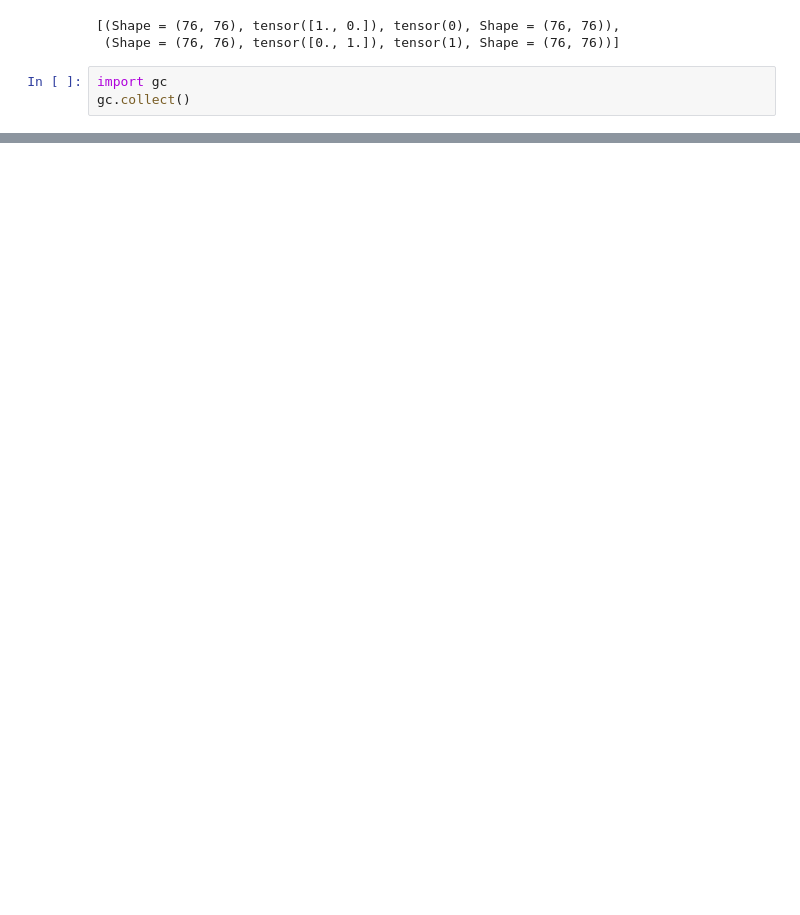
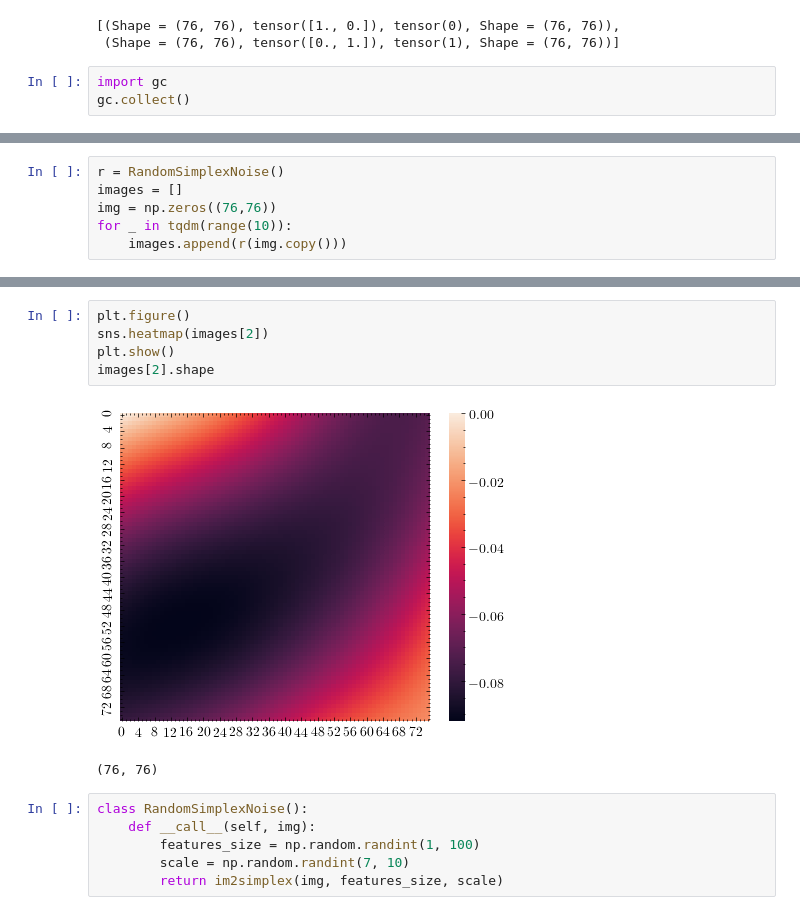
Before and after one commit to FrancescoSaverioZuppichini/Master-Thesis, a Jupyter notebook: core/Interpretability.ipynb, the cells around one changed output, grey strips where cells are left out. Cells and saved outputs as stored; diff of their text form; blank space fills up the shorter version.

```diff
--- a/core/Interpretability.ipynb
+++ b/core/Interpretability.ipynb
@@ -354,0 +368,6 @@ gc.collect()
+# %%
+r = RandomSimplexNoise()
+images = []
+img = np.zeros((76,76))
+for _ in tqdm(range(10)):
+    images.append(r(img.copy()))
@@ -354,0 +376,14 @@ gc.collect()
+# %%
+plt.figure()
+sns.heatmap(images[2])
+plt.show()
+images[2].shape
+# %% [output]
+[figure, added]
+(76, 76)
+# %%
+class RandomSimplexNoise():
+    def __call__(self, img):
+        features_size = np.random.randint(1, 100)
+        scale = np.random.randint(7, 10)
+        return im2simplex(img, features_size, scale)
```
Also changed, not shown: parts of 4 cells of this notebook, 40 other files.
